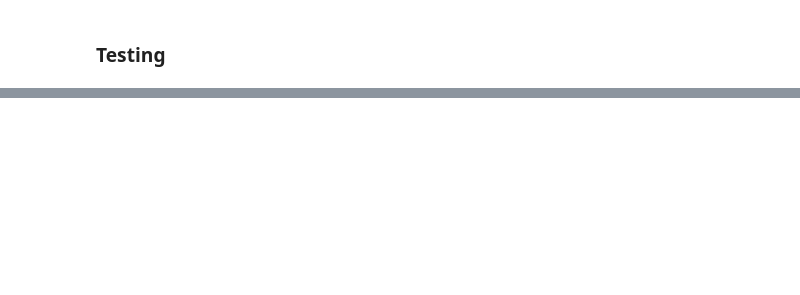
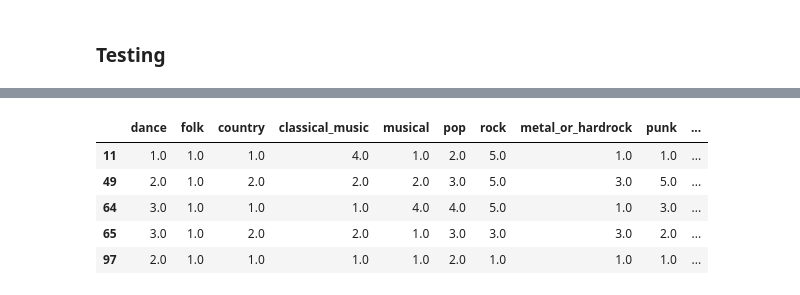
Before and after one commit to Pietrassyk/MusicPreferences_project3, a Jupyter notebook: Project_3.ipynb, the cells around one changed output, grey strips where cells are left out. Cells and saved outputs as stored; diff of their text form; code cells hidden in the pictures; blank space fills up the shorter version.

```diff
--- a/Project_3.ipynb
+++ b/Project_3.ipynb
@@ -403,5 +466,5 @@ yp_edu_df.head()
 # %%
-yp_edu_manova_df = yp_edu_df.rename(lambda x: x.replace(",","").replace(" ","_").lower(), axis = "columns")
+yp_edu_manova_df = yp_edu_manova_df.rename(lambda x: x.replace(",","").replace(" ","_").lower(), axis = "columns")
 # %%
 df = yp_edu_manova_df
 # %%
@@ -420,0 +522,10 @@ p-values in the MANOVA MAtrix show that there are significant differences in Mus
+# %%
+#yp_edu_manova_df.edu = yp_edu_manova_df.edu.apply(lambda x: "PS" if x==0 else "HS" if x == 1 else "BA" if x ==2 else "MA")
+yp_edu_manova_df.head()
+# %% [output]
+|  | dance | folk | country | classical_music | musical | pop | rock | metal_or_hardrock | punk | ... |
+| 11 | 1.0 | 1.0 | 1.0 | 4.0 | 1.0 | 2.0 | 5.0 | 1.0 | 1.0 | ... |
+| 49 | 2.0 | 1.0 | 2.0 | 2.0 | 2.0 | 3.0 | 5.0 | 3.0 | 5.0 | ... |
+| 64 | 3.0 | 1.0 | 1.0 | 1.0 | 4.0 | 4.0 | 5.0 | 1.0 | 3.0 | ... |
+| 65 | 3.0 | 1.0 | 2.0 | 2.0 | 1.0 | 3.0 | 3.0 | 3.0 | 2.0 | ... |
+| 97 | 2.0 | 1.0 | 1.0 | 1.0 | 1.0 | 2.0 | 1.0 | 1.0 | 1.0 | ... |
```
Also changed, not shown: parts of 41 cells of this notebook, 1 other file.
